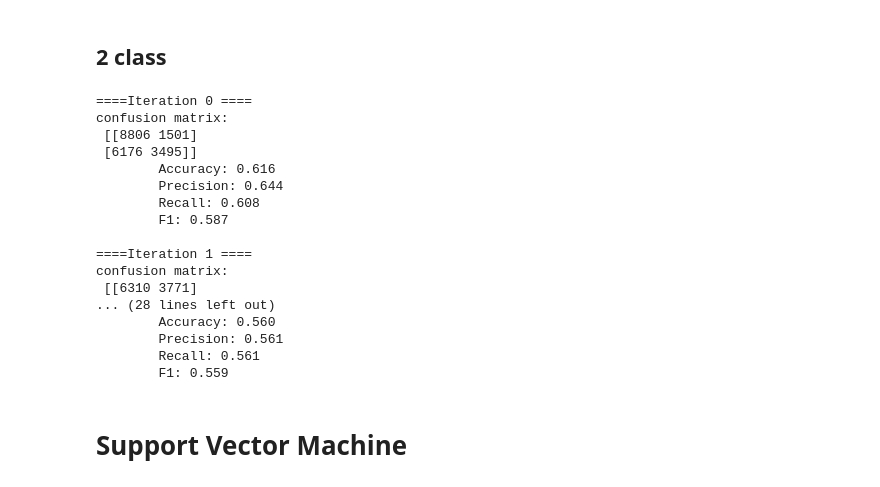
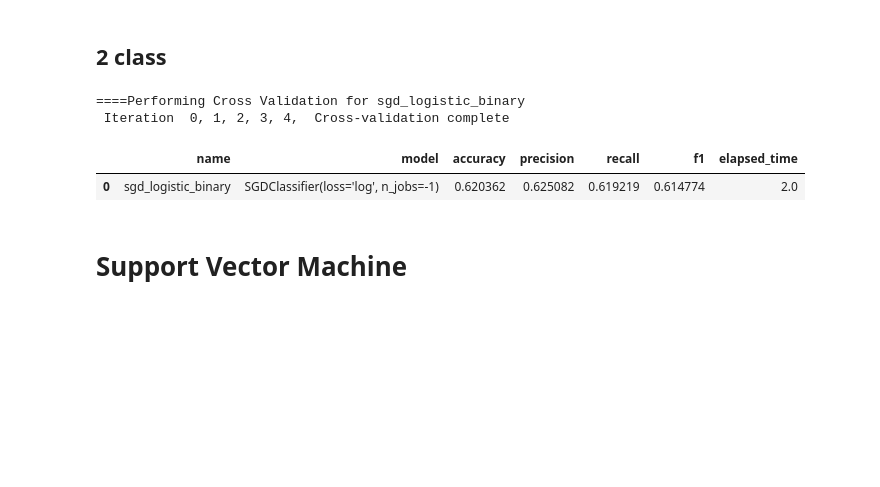
Before and after one commit to rchannewiser/MSDS-machine-learning1-team5, a Jupyter notebook: team5_lab2.ipynb, the cells around one changed output. Cells and saved outputs as stored; diff of their text form; code cells hidden in the pictures; blank space fills up the shorter version.

```diff
--- a/team5_lab2.ipynb
+++ b/team5_lab2.ipynb
@@ -204,25 +181,12 @@ confusion matrix:
 # %% [markdown]
 ## 2 class
 # %%
-cv_train(log_model, X, y2)
+cv_train("sgd_logistic_binary",log_model, X, y2)
 # %% [output]
-====Iteration 0 ====
-confusion matrix:
- [[8806 1501]
- [6176 3495]]
-        Accuracy: 0.616
-        Precision: 0.644
-        Recall: 0.608
-        F1: 0.587
-
-====Iteration 1 ====
-confusion matrix:
- [[6310 3771]
-... (28 lines left out)
-        Accuracy: 0.560
-        Precision: 0.561
-        Recall: 0.561
-        F1: 0.559
+====Performing Cross Validation for sgd_logistic_binary
+ Iteration  0, 1, 2, 3, 4,  Cross-validation complete
+|  | name | model | accuracy | precision | recall | f1 | elapsed_time |
+| 0 | sgd_logistic_binary | SGDClassifier(loss='log', n_jobs=-1) | 0.620362 | 0.625082 | 0.619219 | 0.614774 | 2.0 |
 # %% [markdown]
 # Support Vector Machine
 # %%
```
Also changed, not shown: parts of 9 cells of this notebook.
